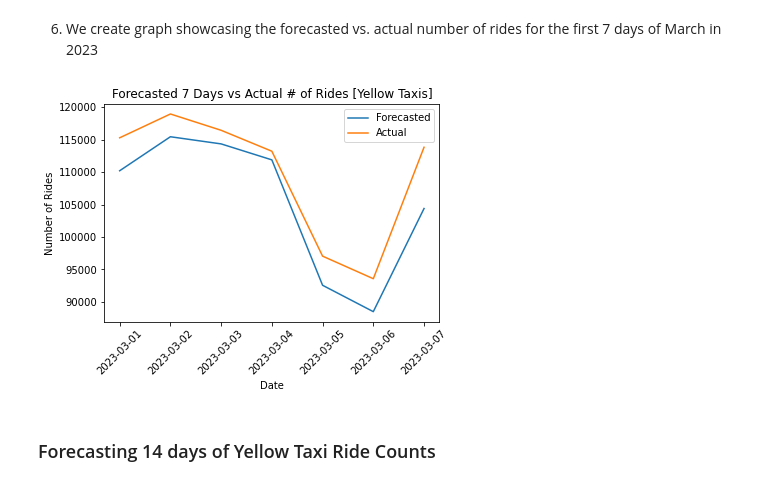
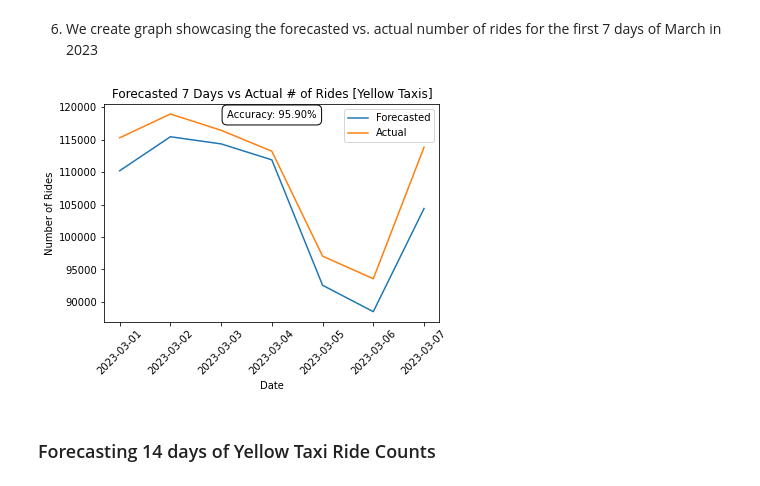
Before and after one commit to ngiorda4/NYC-Taxi-Analysis-and-Forecasting, a Jupyter notebook: 4_temporal_spatial_data_analysis.ipynb, the cells around one changed output. Saved outputs shown, nothing was run; the diff lists cells and outputs as text; code cells hidden in the pictures.

```diff
--- a/4_temporal_spatial_data_analysis.ipynb
+++ b/4_temporal_spatial_data_analysis.ipynb
@@ -160,6 +160,38 @@ Use Kepler.gl (https://kepler.gl/) or similar tools/packages to visualize the sp
 You can find a good tutorial on https://docs.kepler.gl/docs/keplergl-jupyter#install for how to use it in jupyter notebook with python.
 
 **Hint** In order to visualize the pickup/dropoff location geographically, you might need to know the latitude (lat) and longitude (lng) for each location. You can find the corresponding information in the dataframe "df_zones".
+# %%
+import pandas as pd
+from src.utils import load_data_from_google_drive
+
+# Define the base URLs for the yellow and green taxi data
+base_url_yellow = "https://d37ci6vzurychx.cloudfront.net/trip-data/yellow_tripdata_{year}-{month}.parquet"
+base_url_green = "https://d37ci6vzurychx.cloudfront.net/trip-data/green_tripdata_{year}-{month}.parquet"
+zones_url = 'https://drive.google.com/file/d/12VgjWXkyEBsxzuKFxIkAevEbao85ei0T/view?usp=sharing'
+
+# Define the months and year you're interested in
+months = ['01', '02']
+year = '2022'
+
+# Create empty lists to store the dataframes
+df_yellow_list = []
+df_green_list = []
+
+# Loop over the months
+for month in months:
+    # Create the full URL for the yellow and green taxi data
+    dfy = pd.read_parquet(base_url_yellow.format(year=year, month=month))
+    dfg = pd.read_parquet(base_url_green.format(year=year, month=month))
+
+    # Download the data and append it to the list
+    df_yellow_list.append(dfy)
+    df_green_list.append(dfg)
+
+# Concatenate the list of dataframes into a single dataframe
+df_yellow = pd.concat(df_yellow_list)
+df_green = pd.concat(df_green_list)
+
+df_zones = load_data_from_google_drive(url=zones_url)
 # %%
 df_zones.head(5)
 # %% [output]
@@ -880,28 +923,30 @@ Root Mean Squared Error (RMSE): 5065.490093378206
 # %%
 import numpy as np
 import matplotlib.pyplot as plt
 
 # Convert columns to NumPy arrays
 forecast_dates = np.array(forecast_next_7_days['date'])
 forecast_values = np.array(forecast_next_7_days['number_of_rides_forecast'])
 actual_dates = np.array(df_actual['date'])
 actual_values = np.array(df_actual['number_of_rides_actual'])
 
 # Plotting the forecasted values
 plt.plot(forecast_dates, forecast_values, label='Forecasted')
 
 # Plotting the actual values
 plt.plot(actual_dates, actual_values, label='Actual')
 
 # Set labels and title
 plt.xlabel('Date')
 plt.ylabel('Number of Rides')
 plt.title('Forecasted 7 Days vs Actual # of Rides [Yellow Taxis]')
 plt.xticks(rotation=45)
+accuracy_text = f"Accuracy: {accuracy:.2f}%"
+plt.text(0.5, 0.95, accuracy_text, ha='center', va='center', transform=plt.gca().transAxes, bbox=dict(facecolor='white', edgecolor='black', boxstyle='round,pad=0.5'))
 plt.legend()
 plt.show()
 # %% [output]
-[figure, old version]
+[figure, new version]
 # %% [markdown]
 ### Forecasting 14 days of Yellow Taxi Ride Counts
 # %%
```
Also changed, not shown: parts of 9 cells of this notebook.
